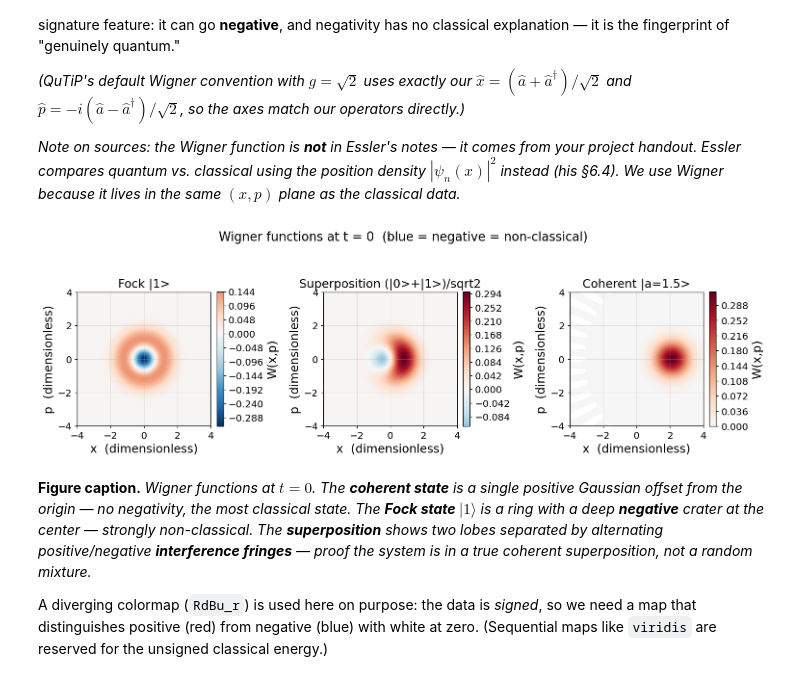
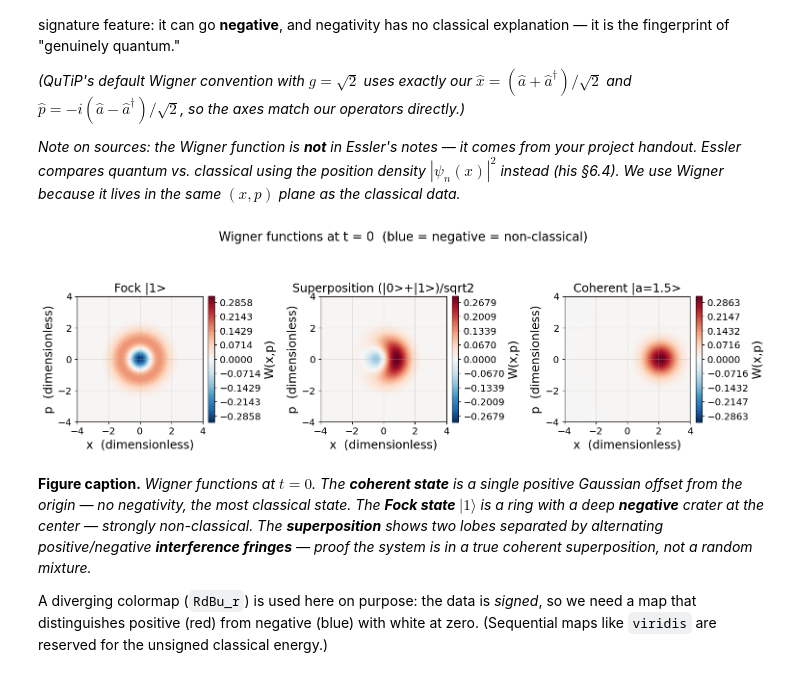
Before and after one commit to msandoval1807/quantum-research, a Jupyter notebook: Assignment 1/component2_quantum.ipynb, the cells around one changed output. Drawn from its saved outputs; the diff is of its cells as text; code cells hidden in the pictures.

```diff
--- a/Assignment 1/component2_quantum.ipynb
+++ b/Assignment 1/component2_quantum.ipynb
@@ -236,22 +239,25 @@ The **Wigner function** $W(x,p)$ draws a quantum state in the same phase-space p
 # %%
 # Phase-space grid for the Wigner function.
 xvec = np.linspace(-4, 4, 200)
 pvec = np.linspace(-4, 4, 200)
 
 fig, axes = plt.subplots(1, 3, figsize=(14, 4.4))
 for ax, (name, psi0) in zip(axes, states.items()):
     W = wigner(psi0, xvec, pvec)                  # quasi-probability on the (x,p) grid
     wmax = np.abs(W).max()                         # symmetric scale so 0 sits at white
-    cf = ax.contourf(xvec, pvec, W, levels=80, cmap="RdBu_r", vmin=-wmax, vmax=wmax)
+    # Explicit level array, NOT levels=80 + vmin/vmax: given an integer `levels`,
+    # contourf picks levels from the data's own range and ignores vmin/vmax, so
+    # white would not actually land on W = 0.
+    cf = ax.contourf(xvec, pvec, W, levels=np.linspace(-wmax, wmax, 81), cmap="RdBu_r")
     ax.set_title(name); ax.set_xlabel("x  (dimensionless)")
     ax.set_ylabel("p  (dimensionless)"); ax.set_aspect("equal")
     fig.colorbar(cf, ax=ax, fraction=0.046, pad=0.04, label="W(x,p)")
 fig.suptitle("Wigner functions at t = 0  (blue = negative = non-classical)", y=1.03)
 plt.tight_layout()
 plt.savefig("fig_c2_wigner_t0.png", dpi=150, bbox_inches="tight")
 plt.show()
 # %% [output]
-[figure, old version]
+[figure, new version]
 # %% [markdown]
 **Figure caption.** *Wigner functions at $t=0$. The **coherent state** is a single positive Gaussian offset from the origin — no negativity, the most classical state. The **Fock state $|1\rangle$** is a ring with a deep **negative** crater at the center — strongly non-classical. The **superposition** shows two lobes separated by alternating positive/negative **interference fringes** — proof the system is in a true coherent superposition, not a random mixture.*
 
```
Also changed, not shown: parts of 11 cells of this notebook, 50 other files.
